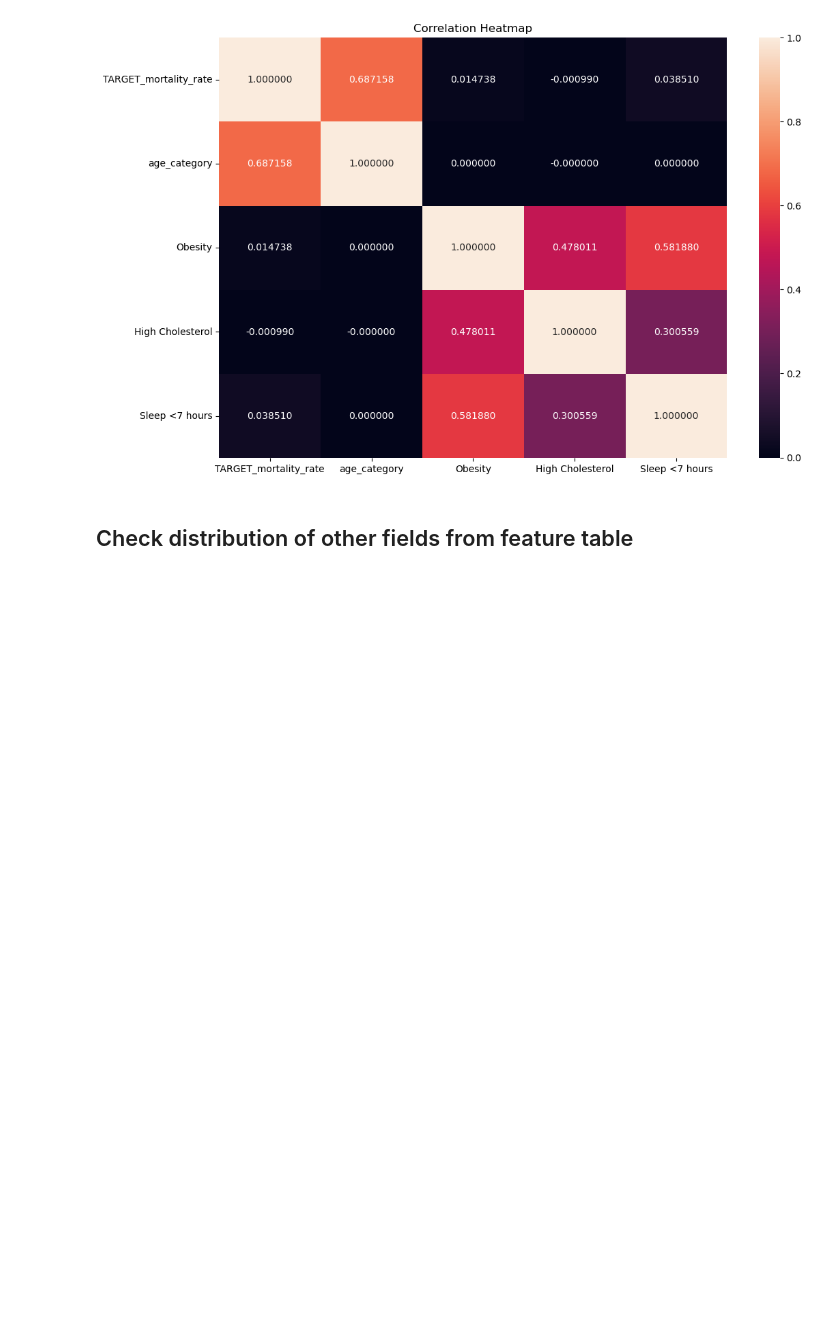
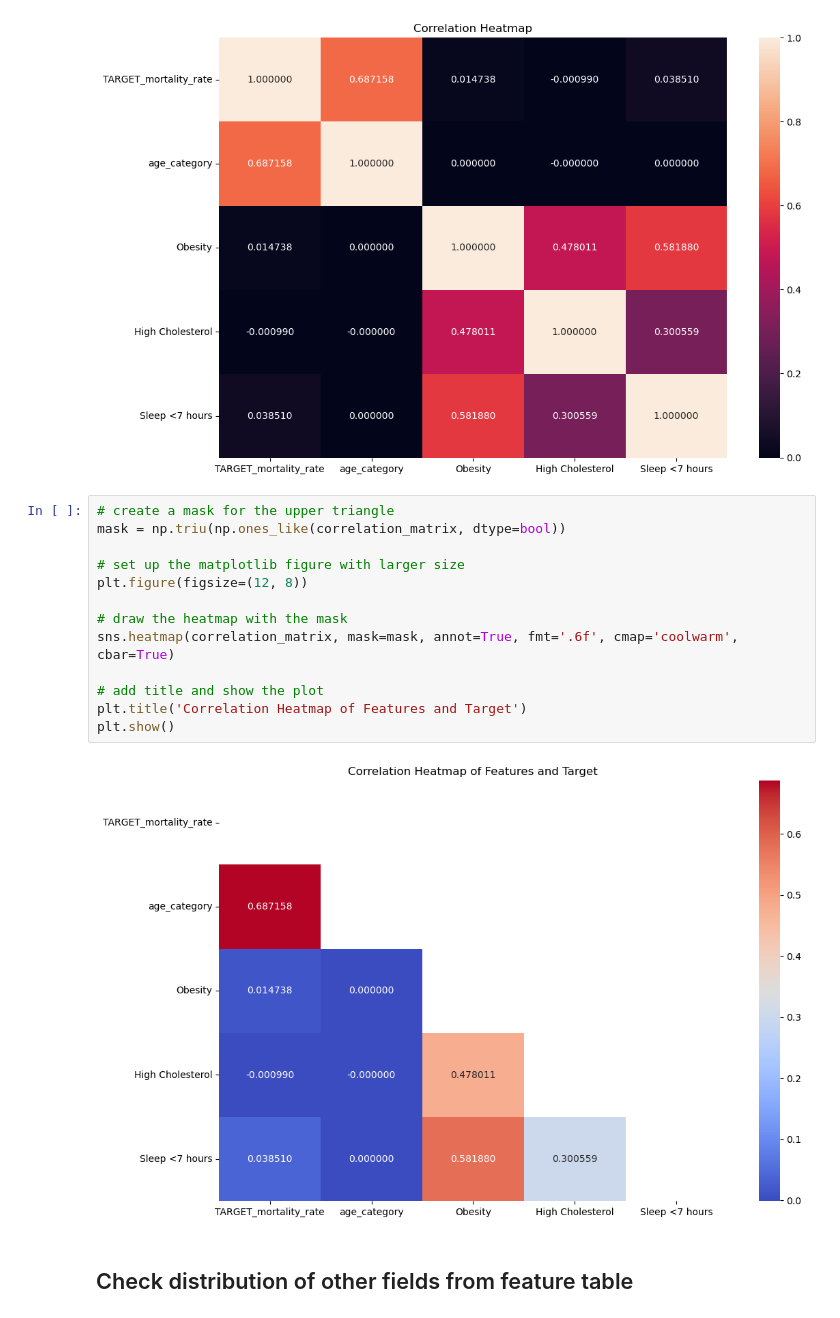
Before and after one commit to shailja-somani-0/ADS-599-Capstone, a Jupyter notebook: Code_Library/2_EDA.ipynb, the cells around one changed output. Drawn from its saved outputs; the diff is of its cells as text; blank space fills up the shorter version.

Commit message:
updated heatmap to diagonal

```diff
--- a/Code_Library/2_EDA.ipynb
+++ b/Code_Library/2_EDA.ipynb
@@ -157,6 +160,21 @@ plt.show()
 # There seems to be a strong positive correlation with Age as well as Sex compared to selected other fields
 # %% [output]
 [figure]
+# %%
+# create a mask for the upper triangle
+mask = np.triu(np.ones_like(correlation_matrix, dtype=bool))
+
+# set up the matplotlib figure with larger size
+plt.figure(figsize=(12, 8))
+
+# draw the heatmap with the mask
+sns.heatmap(correlation_matrix, mask=mask, annot=True, fmt='.6f', cmap='coolwarm', cbar=True)
+
+# add title and show the plot
+plt.title('Correlation Heatmap of Features and Target')
+plt.show()
+# %% [output]
+[figure, added]
 # %% [markdown]
 ## Check distribution of other fields from feature table
 # %%
```
Also changed, not shown: parts of 1 cell of this notebook.
